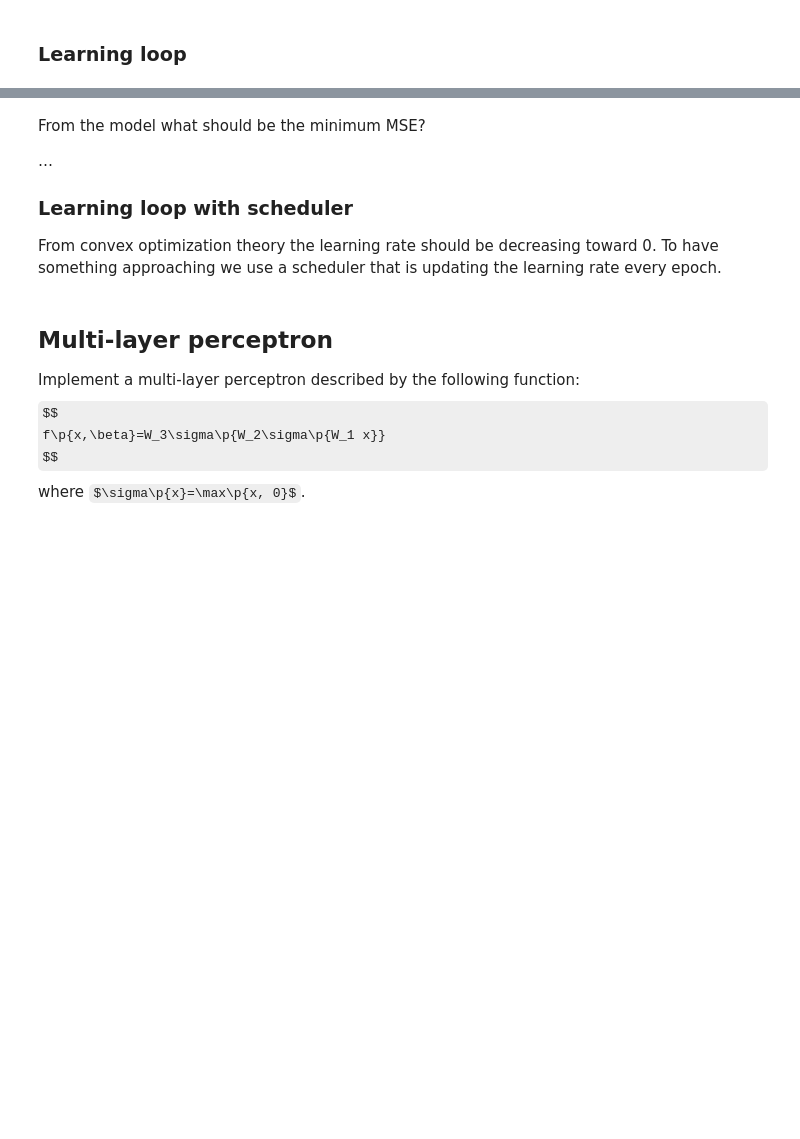
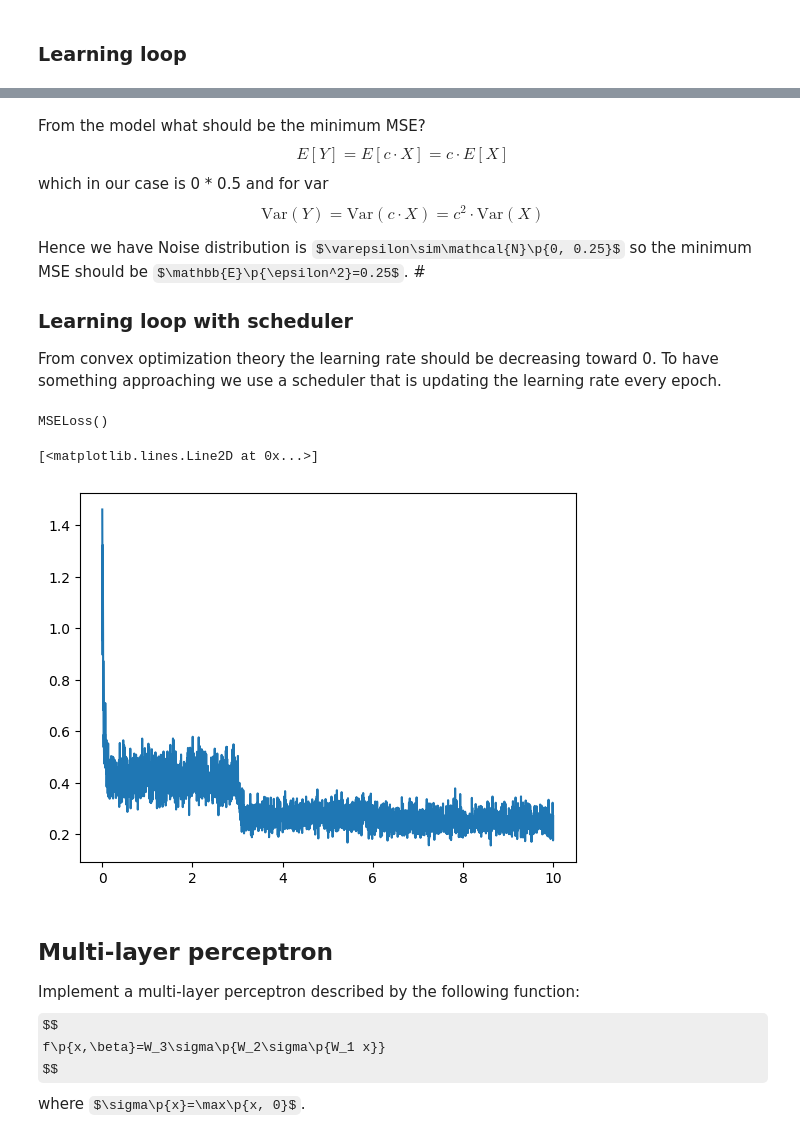
Before and after one commit to musel25/deep-learning, a Jupyter notebook: PW01_torch_tutorial_torch_tutorial/torch_tutorial_fillin.ipynb, the cells around one changed output, grey strips where cells are left out. Drawn from its saved outputs; the diff is of its cells as text; code cells hidden in the pictures; some formulas as TeX source; blank space fills up the shorter version.

```diff
--- a/PW01_torch_tutorial_torch_tutorial/torch_tutorial_fillin.ipynb
+++ b/PW01_torch_tutorial_torch_tutorial/torch_tutorial_fillin.ipynb
@@ -178,13 +288,14 @@ losses = []
 for i in range(epochs):
     for src, tgt in train_loader:
         # Forward pass
-        ...
+        out = model(src)
 
         # Backpropagation on loss
-        ...
-
+        loss = loss_fn(out,tgt)
+        optimizer.zero_grad()
+        loss.backward()
         # Gradient descent step
-        ...
+        optimizer.step()
 
         losses.append(loss.item())
 
@@ -195,7 +320,13 @@ plt.plot(x, losses)
 # %% [markdown]
 From the model what should be the minimum MSE?
+$$E[Y] = E[c \cdot X] = c \cdot E[X]$$
+which in our case is 0 * 0.5
+and for var
+$$\text{Var}(Y) = \text{Var}(c \cdot X) = c^2 \cdot \text{Var}(X)$$
 
-…
+Hence we have
+Noise distribution is $\varepsilon\sim\mathcal{N}\p{0, 0.25}$ so the
+minimum MSE should be $\mathbb{E}\p{\epsilon^2}=0.25$. \# </answer>
 
 ### Learning loop with scheduler
 
@@ -206,12 +337,38 @@ updating the learning rate every epoch.
 from torch.optim.lr_scheduler import MultiStepLR
 
 # Define a scheduler
-model = ...
-optimizer = ...
-scheduler = ...
+model = LinearLeastSquare(p)
+optimizer = SGD(model.parameters(), lr=0.01, momentum=0.9)
+scheduler = MultiStepLR(optimizer, milestones=[3, 6], gamma=0.2)
+# %%
+loss_fn = MSELoss()
+loss_fn
+# %% [output]
+MSELoss()
 # %%
 # Implement the learning loop with a scheduler
-...
+epochs = 10
+losses = []
+for i in range(epochs):
+    for src, tgt in train_loader:
+        # forward
+        out = model(src)
+
+        # backward
+        loss = loss_fn(out, tgt)
+        losses.append(loss.item())
+        optimizer.zero_grad()
+        loss.backward()
+        # step
+        optimizer.step()
+    scheduler.step()
+# %%
+x = np.arange(len(losses)) / len(losses) * epochs
+plt.plot(x, losses)
+# </answer>
+# %% [output]
+[<matplotlib.lines.Line2D at 0x...>]
+[figure, added]
 # %% [markdown]
 ## Multi-layer perceptron
 
```
Also changed, not shown: parts of 31 cells of this notebook, 6 other files.
